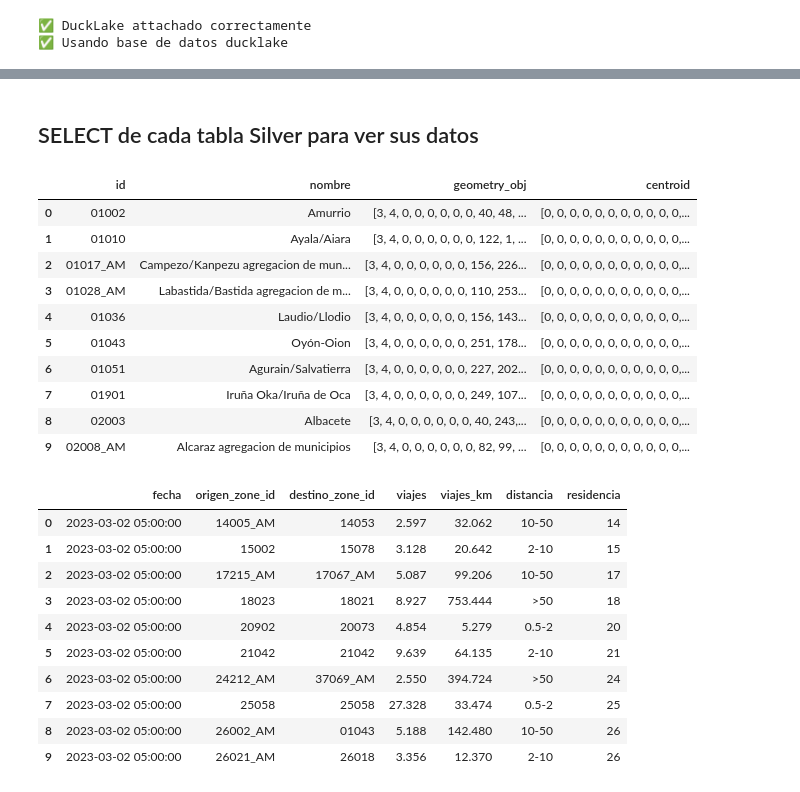
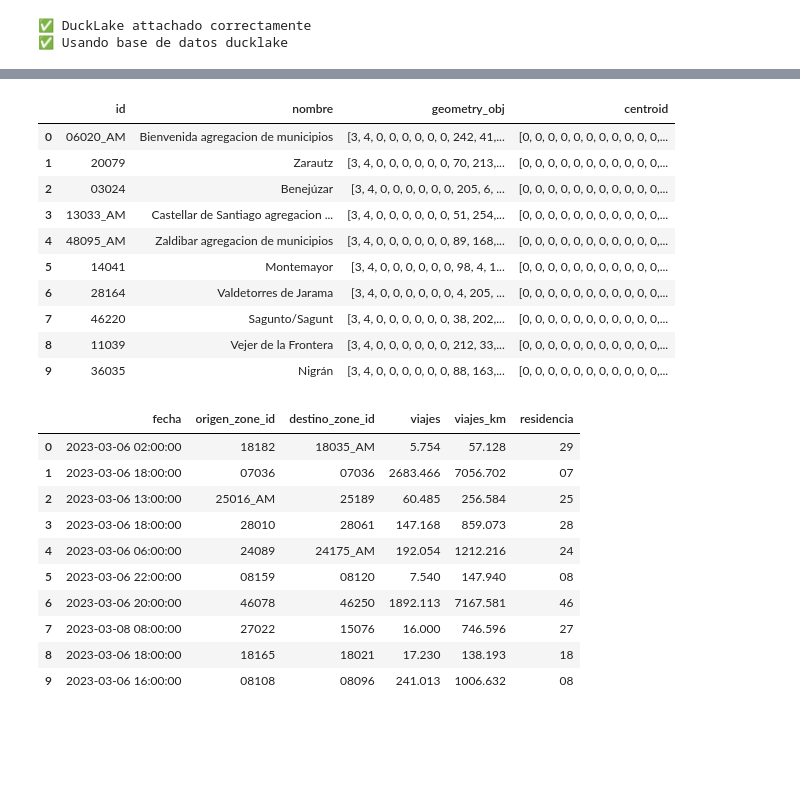
Before and after one commit to bgramaje/muceim-airflow, a Jupyter notebook: notebooks/queries.ipynb, the cells around one changed output, grey strips where cells are left out. Drawn from its saved outputs; the diff is of its cells as text; code cells hidden in the pictures; blank space fills up the shorter version.

```diff
--- a/notebooks/queries.ipynb
+++ b/notebooks/queries.ipynb
@@ -99,22 +99,40 @@ print("✅ Usando base de datos ducklake")
 ✅ DuckLake attachado correctamente
 ✅ Usando base de datos ducklake
 # %%
-# Wrapper SQL para simplificar consultas
+# Wrapper SQL para simplificar consultas y liberar memoria
+import gc
+
 class SQL:
-    """Wrapper para ejecutar queries SQL de forma simple"""
+    """Wrapper para ejecutar queries SQL de forma simple y liberar memoria"""
     def __init__(self, connection):
         self.con = connection
 
     def __call__(self, query):
-        """Ejecuta una query y retorna el resultado como DataFrame (se muestra automáticamente en notebooks)"""
-        return self.fetch_df(query)
+        """Ejecuta una query y retorna el resultado como DataFrame (se muestra automáticamente en notebooks).
+        Libera memoria de DuckDB después de ejecutar la query."""
+        result = self.con.execute(query).fetchdf()
+        # Liberar memoria de DuckDB después de fetchdf
+        try:
+            # Forzar liberación de memoria de DuckDB
+            self.con.execute("PRAGMA force_checkpoint")
+        except:
+            pass
+
+        gc.collect()
+        return result
 
     def fetch_df(self, query):
         """Ejecuta una query y retorna un DataFrame"""
-        return self.con.execute(query).fetch_df()
+        result = self.con.execute(query).fetchdf()
+        try:
+            self.con.execute("PRAGMA force_checkpoint")
+        except:
+            pass
+        return result
 
 # Crear instancia global SQL
 SQL = SQL(con)
 print("✅ Wrapper SQL creado. Usa SQL(query) para ejecutar consultas - el DataFrame se mostrará automáticamente")
+print("✅ El wrapper libera memoria automáticamente después de cada consulta")
 # %% [output]
 ✅ Wrapper SQL creado. Usa SQL(query) para ejecutar consultas - el DataFrame se mostrará automáticamente
@@ -169,34 +189,32 @@ SQL("""
-# %% [markdown]
-## SELECT de cada tabla Silver para ver sus datos
 # %%
 # silver_zones
-SQL("SELECT * FROM silver_zones LIMIT 10")
+SQL("SELECT * FROM silver_zones USING SAMPLE 10")
 # %% [output]
 |  | id | nombre | geometry_obj | centroid |
-| 0 | 01002 | Amurrio | [3, 4, 0, 0, 0, 0, 0, 0, 40, 48, ... | [0, 0, 0, 0, 0, 0, 0, 0, 0, 0, 0,... |
-| 1 | 01010 | Ayala/Aiara | [3, 4, 0, 0, 0, 0, 0, 0, 122, 1, ... | [0, 0, 0, 0, 0, 0, 0, 0, 0, 0, 0,... |
-| 2 | 01017_AM | Campezo/Kanpezu agregacion de mun... | [3, 4, 0, 0, 0, 0, 0, 0, 156, 226... | [0, 0, 0, 0, 0, 0, 0, 0, 0, 0, 0,... |
-| 3 | 01028_AM | Labastida/Bastida agregacion de m... | [3, 4, 0, 0, 0, 0, 0, 0, 110, 253... | [0, 0, 0, 0, 0, 0, 0, 0, 0, 0, 0,... |
-| 4 | 01036 | Laudio/Llodio | [3, 4, 0, 0, 0, 0, 0, 0, 156, 143... | [0, 0, 0, 0, 0, 0, 0, 0, 0, 0, 0,... |
-| 5 | 01043 | Oyón-Oion | [3, 4, 0, 0, 0, 0, 0, 0, 251, 178... | [0, 0, 0, 0, 0, 0, 0, 0, 0, 0, 0,... |
-| 6 | 01051 | Agurain/Salvatierra | [3, 4, 0, 0, 0, 0, 0, 0, 227, 202... | [0, 0, 0, 0, 0, 0, 0, 0, 0, 0, 0,... |
-| 7 | 01901 | Iruña Oka/Iruña de Oca | [3, 4, 0, 0, 0, 0, 0, 0, 249, 107... | [0, 0, 0, 0, 0, 0, 0, 0, 0, 0, 0,... |
-| 8 | 02003 | Albacete | [3, 4, 0, 0, 0, 0, 0, 0, 40, 243,... | [0, 0, 0, 0, 0, 0, 0, 0, 0, 0, 0,... |
-| 9 | 02008_AM | Alcaraz agregacion de municipios | [3, 4, 0, 0, 0, 0, 0, 0, 82, 99, ... | [0, 0, 0, 0, 0, 0, 0, 0, 0, 0, 0,... |
+| 0 | 06020_AM | Bienvenida agregacion de municipios | [3, 4, 0, 0, 0, 0, 0, 0, 242, 41,... | [0, 0, 0, 0, 0, 0, 0, 0, 0, 0, 0,... |
+| 1 | 20079 | Zarautz | [3, 4, 0, 0, 0, 0, 0, 0, 70, 213,... | [0, 0, 0, 0, 0, 0, 0, 0, 0, 0, 0,... |
+| 2 | 03024 | Benejúzar | [3, 4, 0, 0, 0, 0, 0, 0, 205, 6, ... | [0, 0, 0, 0, 0, 0, 0, 0, 0, 0, 0,... |
+| 3 | 13033_AM | Castellar de Santiago agregacion ... | [3, 4, 0, 0, 0, 0, 0, 0, 51, 254,... | [0, 0, 0, 0, 0, 0, 0, 0, 0, 0, 0,... |
+| 4 | 48095_AM | Zaldibar agregacion de municipios | [3, 4, 0, 0, 0, 0, 0, 0, 89, 168,... | [0, 0, 0, 0, 0, 0, 0, 0, 0, 0, 0,... |
+| 5 | 14041 | Montemayor | [3, 4, 0, 0, 0, 0, 0, 0, 98, 4, 1... | [0, 0, 0, 0, 0, 0, 0, 0, 0, 0, 0,... |
+| 6 | 28164 | Valdetorres de Jarama | [3, 4, 0, 0, 0, 0, 0, 0, 4, 205, ... | [0, 0, 0, 0, 0, 0, 0, 0, 0, 0, 0,... |
+| 7 | 46220 | Sagunto/Sagunt | [3, 4, 0, 0, 0, 0, 0, 0, 38, 202,... | [0, 0, 0, 0, 0, 0, 0, 0, 0, 0, 0,... |
+| 8 | 11039 | Vejer de la Frontera | [3, 4, 0, 0, 0, 0, 0, 0, 212, 33,... | [0, 0, 0, 0, 0, 0, 0, 0, 0, 0, 0,... |
+| 9 | 36035 | Nigrán | [3, 4, 0, 0, 0, 0, 0, 0, 88, 163,... | [0, 0, 0, 0, 0, 0, 0, 0, 0, 0, 0,... |
 # %%
 # silver_od
-SQL("SELECT * FROM silver_od LIMIT 10")
+SQL("SELECT * FROM silver_od USING SAMPLE 10")
 # %% [output]
-|  | fecha | origen_zone_id | destino_zone_id | viajes | viajes_km | distancia | residencia |
-| 0 | 2023-03-02 05:00:00 | 14005_AM | 14053 | 2.597 | 32.062 | 10-50 | 14 |
-| 1 | 2023-03-02 05:00:00 | 15002 | 15078 | 3.128 | 20.642 | 2-10 | 15 |
-| 2 | 2023-03-02 05:00:00 | 17215_AM | 17067_AM | 5.087 | 99.206 | 10-50 | 17 |
-| 3 | 2023-03-02 05:00:00 | 18023 | 18021 | 8.927 | 753.444 | >50 | 18 |
-| 4 | 2023-03-02 05:00:00 | 20902 | 20073 | 4.854 | 5.279 | 0.5-2 | 20 |
-| 5 | 2023-03-02 05:00:00 | 21042 | 21042 | 9.639 | 64.135 | 2-10 | 21 |
-| 6 | 2023-03-02 05:00:00 | 24212_AM | 37069_AM | 2.550 | 394.724 | >50 | 24 |
-| 7 | 2023-03-02 05:00:00 | 25058 | 25058 | 27.328 | 33.474 | 0.5-2 | 25 |
-| 8 | 2023-03-02 05:00:00 | 26002_AM | 01043 | 5.188 | 142.480 | 10-50 | 26 |
-| 9 | 2023-03-02 05:00:00 | 26021_AM | 26018 | 3.356 | 12.370 | 2-10 | 26 |
+|  | fecha | origen_zone_id | destino_zone_id | viajes | viajes_km | residencia |
+| 0 | 2023-03-06 02:00:00 | 18182 | 18035_AM | 5.754 | 57.128 | 29 |
+| 1 | 2023-03-06 18:00:00 | 07036 | 07036 | 2683.466 | 7056.702 | 07 |
+| 2 | 2023-03-06 13:00:00 | 25016_AM | 25189 | 60.485 | 256.584 | 25 |
+| 3 | 2023-03-06 18:00:00 | 28010 | 28061 | 147.168 | 859.073 | 28 |
+| 4 | 2023-03-06 06:00:00 | 24089 | 24175_AM | 192.054 | 1212.216 | 24 |
+| 5 | 2023-03-06 22:00:00 | 08159 | 08120 | 7.540 | 147.940 | 08 |
+| 6 | 2023-03-06 20:00:00 | 46078 | 46250 | 1892.113 | 7167.581 | 46 |
+| 7 | 2023-03-08 08:00:00 | 27022 | 15076 | 16.000 | 746.596 | 27 |
+| 8 | 2023-03-06 18:00:00 | 18165 | 18021 | 17.230 | 138.193 | 18 |
+| 9 | 2023-03-06 16:00:00 | 08108 | 08096 | 241.013 | 1006.632 | 08 |
 # %%
 # silver_od_all
```
Also changed, not shown: parts of 17 cells of this notebook, 15 other files.
